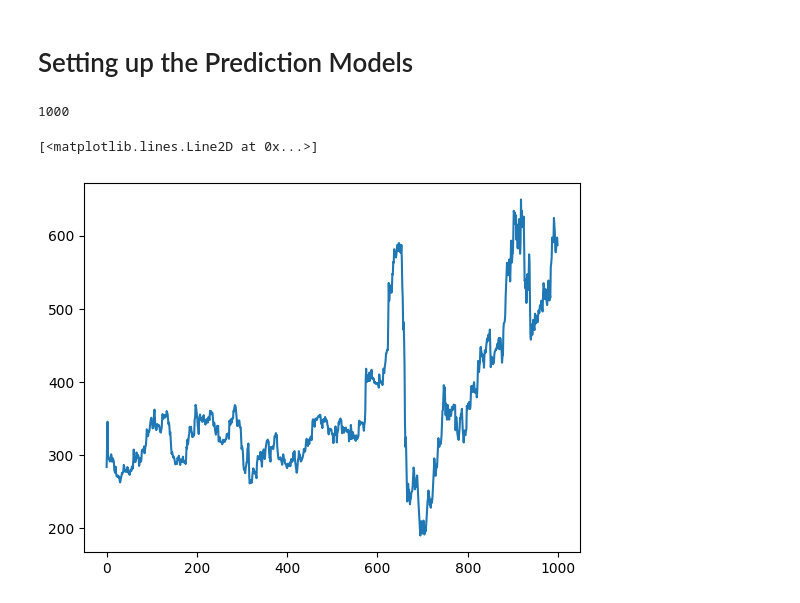
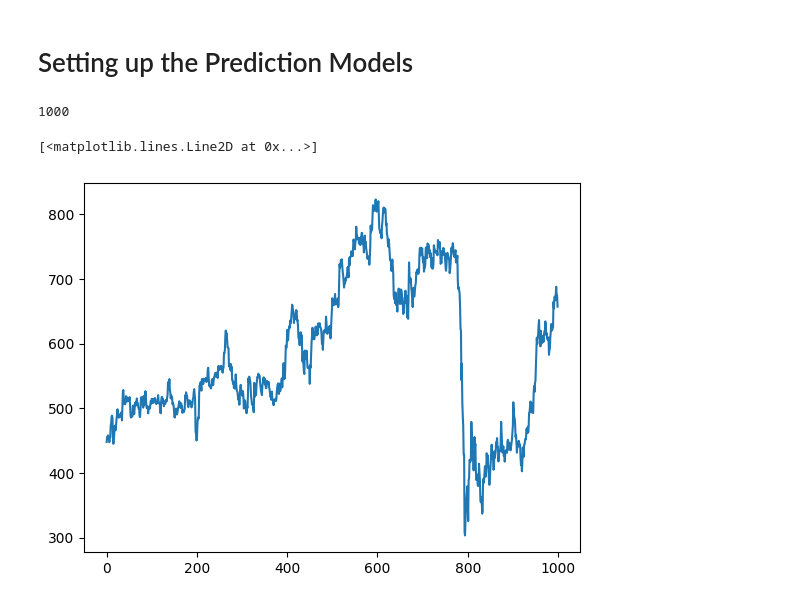
Before and after one commit to sachinprasanna7/Stock-Movement-Prediction-using-Spectrograms-Technical-Indicators-and-News, a Jupyter notebook: spectrogram.ipynb, the cells around one changed output. Saved outputs shown, nothing was run; the diff lists cells and outputs as text; code cells hidden in the pictures.

```diff
--- a/spectrogram.ipynb
+++ b/spectrogram.ipynb
@@ -12,0 +35,2 @@ from torch.utils.data import DataLoader, TensorDataset
+# %%
+axis_data = pd.read_csv(f'{folder_path}/{stock_symbol}.csv')
@@ -44,17 +122,17 @@ def generate_spectrogram(window_data):
     return frequencies, times, Sxx
 # %%
-noofdays = 25
+noofdays = 30
 
-close_prices = df['Close'].values
+close_prices = axis_data['Close'].values
 close_prices = close_prices[0:1000]
 print(len(close_prices))
 
 # plot the close prices
 plt.plot(close_prices)
 # %% [output]
 1000
 [<matplotlib.lines.Line2D at 0x...>]
-[figure, old version]
+[figure, new version]
 # %%
 X = []
 y = []
```
Also changed, not shown: parts of 42 cells of this notebook, 2 other files.
